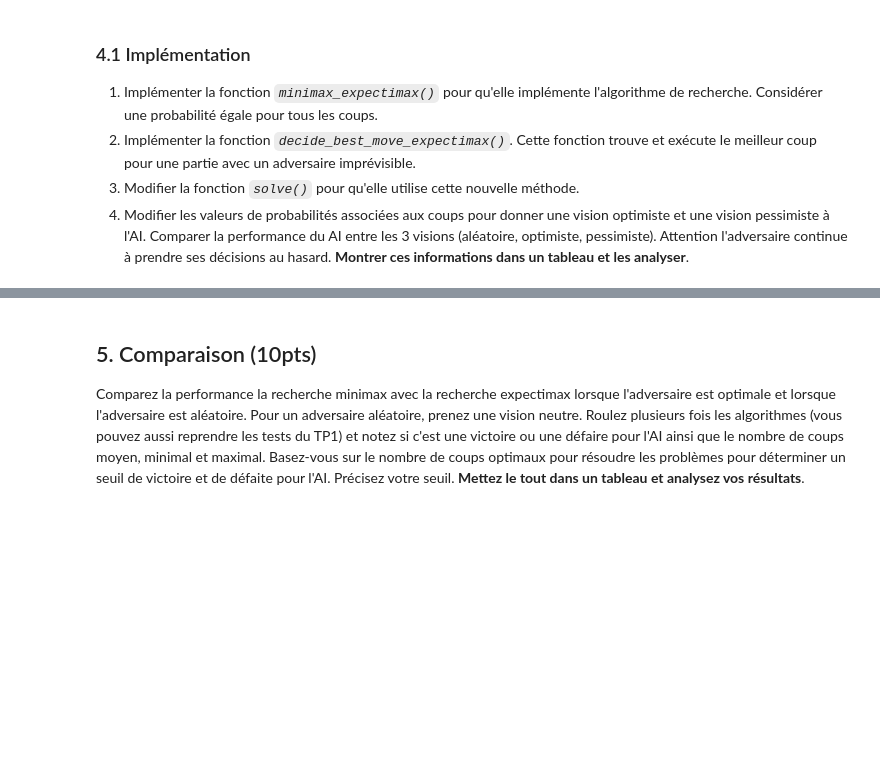
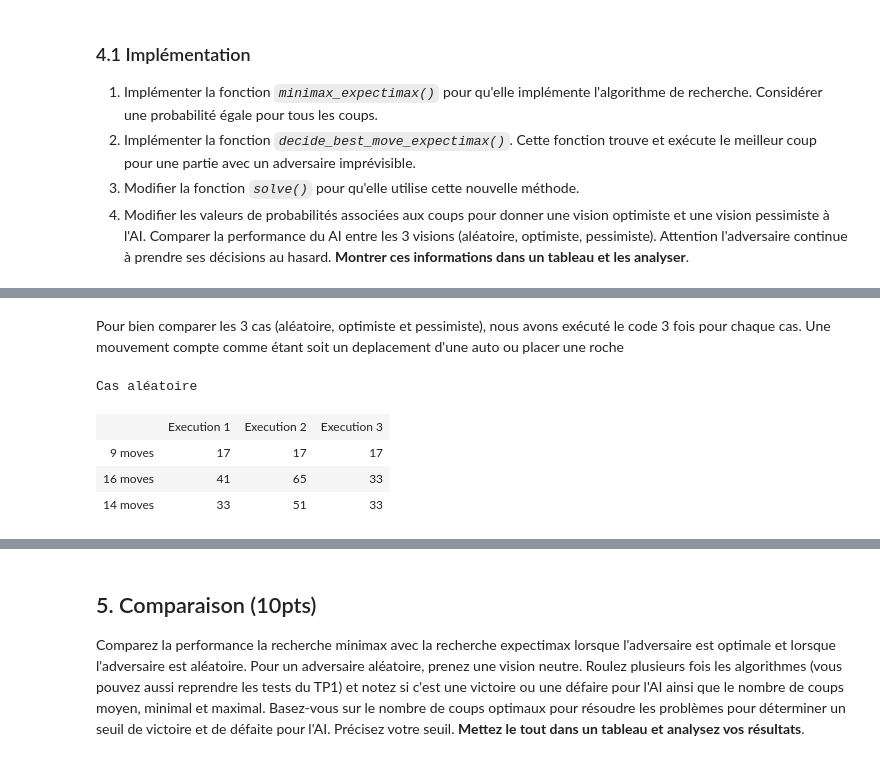
Before and after one commit to MAliElakhrass/INF8215, a Jupyter notebook: TP2/TP2_INF8215.ipynb, the cells around one changed output, grey strips where cells are left out. Cells and saved outputs as stored; diff of their text form; code cells hidden in the pictures; blank space fills up the shorter version.

```diff
--- a/TP2/TP2_INF8215.ipynb
+++ b/TP2/TP2_INF8215.ipynb
@@ -701,0 +1105,18 @@ algo.solve(s, False)
+# %% [markdown]
+Pour bien comparer les 3 cas (aléatoire, optimiste et pessimiste), nous avons exécuté le code 3 fois pour chaque cas.
+Une mouvement compte comme étant soit un deplacement d'une auto ou placer une roche
+# %%
+print("Cas aléatoire")
+
+table = [["", "Execution 1", "Execution 2", "Execution 3"],
+         ["9 moves", 17, 17, 17],
+         ["16 moves", 41, 65, 33],
+         ["14 moves", 33, 51, 33]]
+
+display(HTML(tabulate.tabulate(table, tablefmt='html')))
+# %% [output]
+Cas aléatoire
+|  | Execution 1 | Execution 2 | Execution 3 |
+| 9 moves | 17 | 17 | 17 |
+| 16 moves | 41 | 65 | 33 |
+| 14 moves | 33 | 51 | 33 |
```
Also changed, not shown: parts of 21 cells of this notebook, 3 other files.
